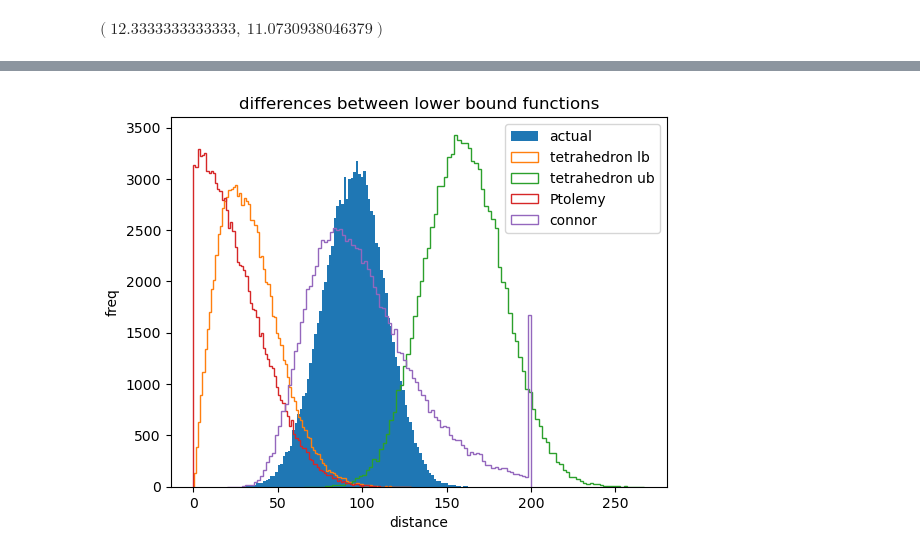
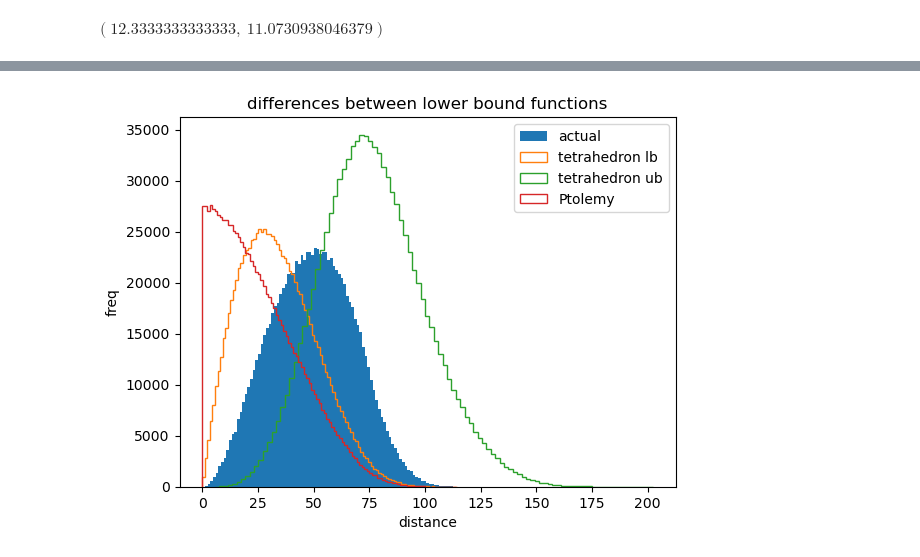
Before and after one commit to DimensionalScoop/metric_spaces, a Jupyter notebook: math/tetrahedron/tetrahedron.ipynb, the cells around one changed output, grey strips where cells are left out. Saved outputs shown, nothing was run; the diff lists cells and outputs as text; code cells hidden in the pictures.

```diff
--- a/math/tetrahedron/tetrahedron.ipynb
+++ b/math/tetrahedron/tetrahedron.ipynb
@@ -188,35 +192,35 @@ import matplotlib.pyplot as plt
 rng = np.random.default_rng()
 
 dist_func = lambda x,y:np.linalg.norm(x-y, axis=-1)
-n_samples= 100000
-dim = 10
+n_samples= 1000000
+dim = 3
 points = rng.integers(-37,38, size=[n_samples, 4, dim])
 p0,p1,q,o = 0,1,2,3
 dists_p = dist_func(points[:,p0,:], points[:,p1,:])
 dists_q0 = dist_func(points[:,p0,:], points[:,q,:])
 dists_q1 = dist_func(points[:,p1,:], points[:,q,:])
 dists_o0 = dist_func(points[:,p0,:], points[:,o,:])
 dists_o1 = dist_func(points[:,p1,:], points[:,o,:])
 dists_target = dist_func(points[:,q,:], points[:,o,:])
 
 args = np.vstack((dists_p, dists_q0, dists_q1, dists_o0, dists_o1))
 tet_lb = tetrahedron_lb(*args)
 tet_ub = tetrahedron_ub(*args)
 pto_n = ptolemy_lb(*args)
 connors_lb_n = connor_lb(*args)
 connors_lb_n = np.clip(connors_lb_n, -10, 200)
 
 bins = 100
 plt.hist(dists_target,  bins=bins, label="actual")
 plt.hist(tet_lb, bins=bins, histtype="step", label="tetrahedron lb")
 plt.hist(tet_ub, bins=bins, histtype="step", label="tetrahedron ub")
 plt.hist(pto_n, bins=bins, histtype="step", label="Ptolemy")
-plt.hist(connors_lb_n, bins=bins, histtype="step", label="connor")
+#plt.hist(connors_lb_n, bins=bins, histtype="step", label="connor")
 
 plt.title("differences between lower bound functions")
 plt.xlabel("distance")
 plt.ylabel("freq")
 plt.legend()
 plt.show()
 # %% [output]
-[figure, old version]
+[figure, new version]
```
Also changed, not shown: parts of 5 cells of this notebook, 2 other files.
